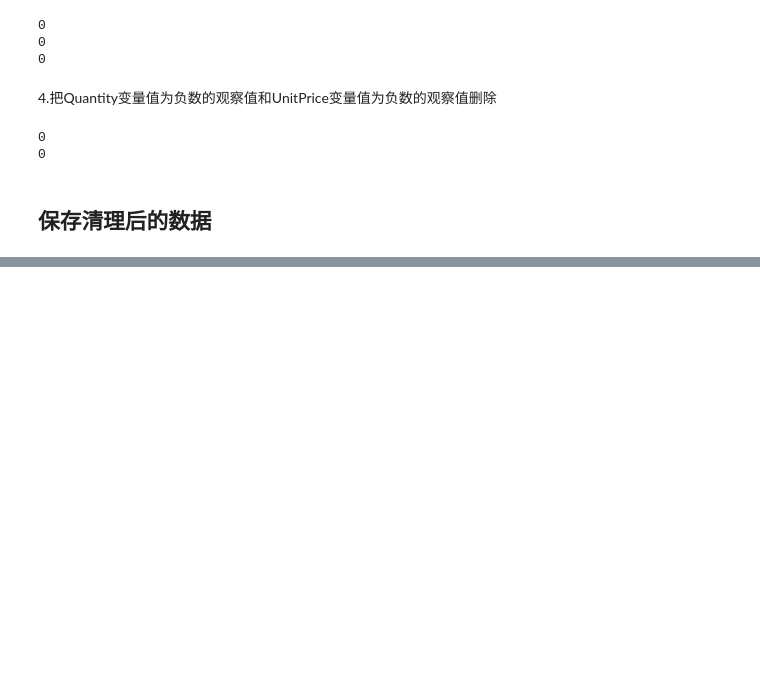
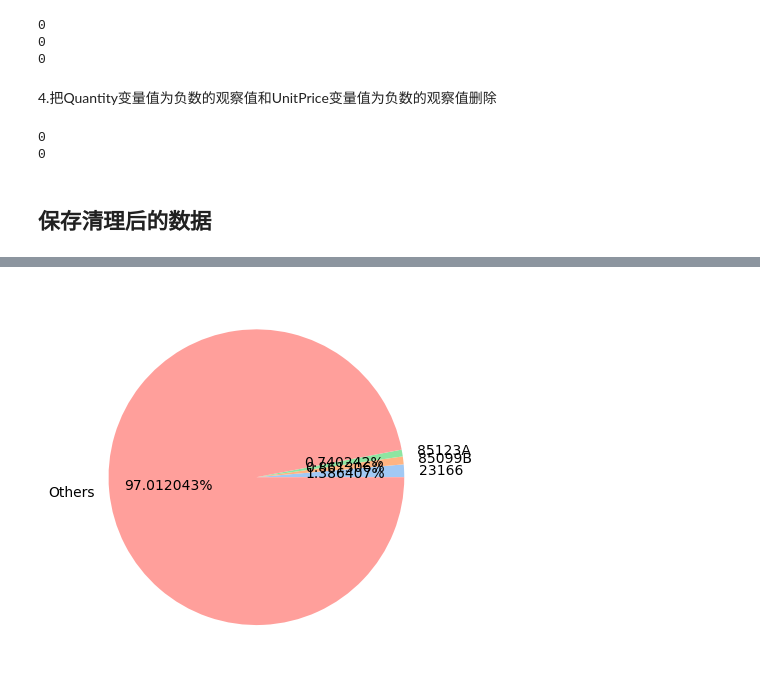
Before and after one commit to LelEzz-0912/Ecommerce_Data_Analysis, a Jupyter notebook: PROJECT _ 评估和清理电商销售数据.ipynb, the cells around one changed output, grey strips where cells are left out. Saved outputs shown, nothing was run; the diff lists cells and outputs as text; code cells hidden in the pictures; blank space fills up the shorter version.

```diff
--- a/PROJECT _ 评估和清理电商销售数据.ipynb
+++ b/PROJECT _ 评估和清理电商销售数据.ipynb
@@ -342,0 +384,5 @@ cleaned_data.to_csv("e_commerce_cleaned.csv", index=False)
+# %%
+data_sort_by_sales = data_for_analysis.set_index("StockCode")
+data_sort_by_sales = data_sort_by_sales.drop(["DOT", "M", "POST"])
+data_sort_by_sales = data_sort_by_sales.groupby(["StockCode", "Description"])[["Quantity", "Sales"]].sum().sort_values(by="Sales", ascending=False).head(10)
+data_sort_by_sales
@@ -342,0 +463,4 @@ cleaned_data.to_csv("e_commerce_cleaned.csv", index=False)
+# %%
+sns.set_palette("pastel")
+best_selling_products = data_for_analysis.query("(StockCode == '85123A') | (StockCode == '85099B') | (StockCode == '23166')").sort_values(by="StockCode").reset_index().drop("index", axis=1)
+best_selling_products
@@ -342,0 +483,9 @@ cleaned_data.to_csv("e_commerce_cleaned.csv", index=False)
+# %%
+total_quantity = data_for_analysis["Quantity"].sum()
+total_sales = data_for_analysis["Sales"].sum()
+# %%
+other_quantity = total_quantity-compare_data_1["Quantity"].sum()
+other_sales = total_sales-compare_data_1["Sales"].sum()
+best_selling_products.loc["4635"] = ["0", "Others", "0", other_quantity, "0", "0", "0", "0", other_sales]
+compare_data = best_selling_products.groupby(["StockCode"])[["Quantity", "Sales"]].sum().reset_index()
+compare_data
@@ -342,0 +498,5 @@ cleaned_data.to_csv("e_commerce_cleaned.csv", index=False)
+# %%
+plt.pie(compare_data["Quantity"], labels=compare_data["StockCode"], autopct="%1f%%")
+plt.show()
+# %% [output]
+[figure, added]
```
Also changed, not shown: parts of 32 cells of this notebook.
